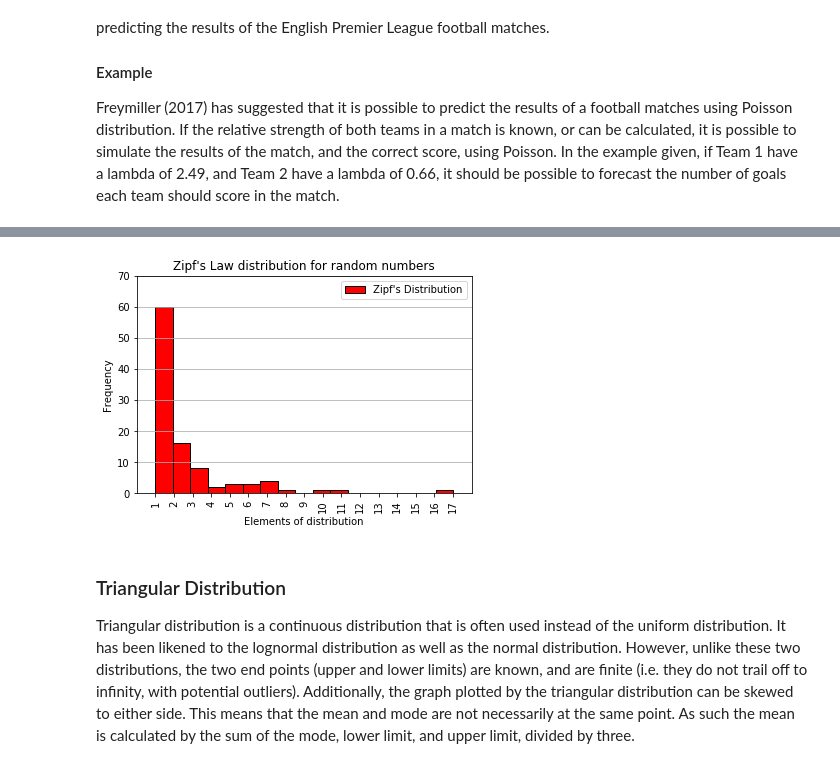
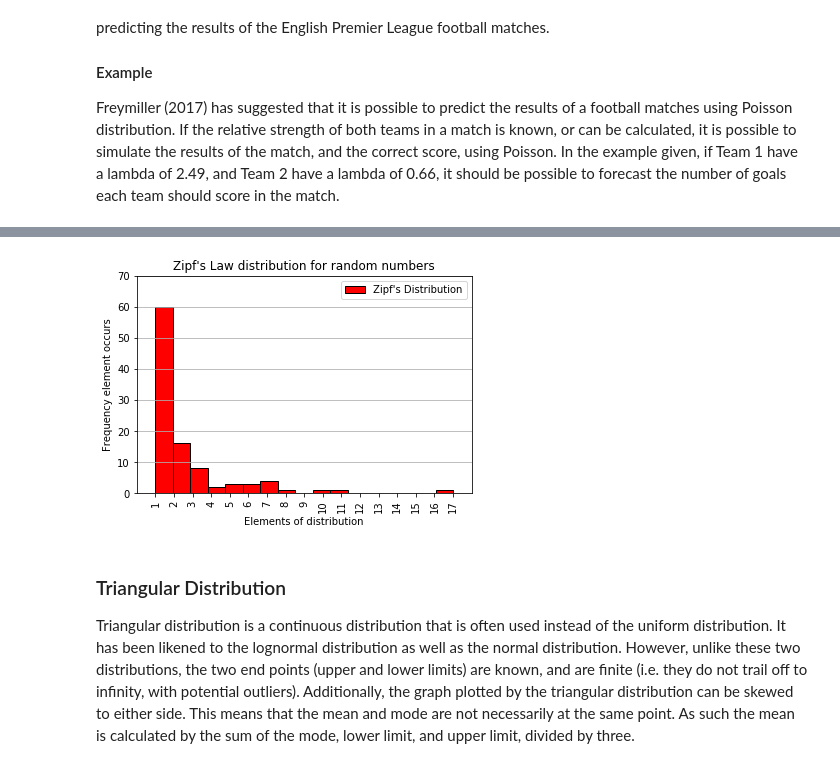
Before and after one commit to Clauric/GMIT_PfDA_Assessment, a Jupyter notebook: Numpy Assignment.ipynb, the cells around one changed output, grey strips where cells are left out. Saved outputs shown, nothing was run; the diff lists cells and outputs as text; code cells hidden in the pictures.

```diff
--- a/Numpy Assignment.ipynb
+++ b/Numpy Assignment.ipynb
@@ -363,5 +366,5 @@ Using np.random.zipf, for a sample size of 100, it is possible to plot the frequ
 # %%
-# Zipf's Law distributiom
+# Zipf's Law distribution
 import numpy as np
 import matplotlib.pyplot as plt
 from collections import Counter
@@ -369,7 +372,7 @@ from collections import Counter
 # Set random seed = 22
 np.random.seed(22)
 
-# Set the distibution parameter to 2
+# Set the distribution parameter to 2
 a = 2
 
 # Set the size to 100
@@ -382,35 +385,35 @@ x = np.random.zipf(a,s)
 y = Counter(x)
 
 # Return the frequency for the number 1 and round to the nearest 20
 z = y[1]
 z -= z % -20
 
 # Plot the histogram for the distribution and number of bins  equal to the highest value in x
 plt.hist(x, bins=np.amax(x), label="Zipf's Distribution", color="red", edgecolor="black")
 
 # Set the range on the x-axis to the max value in x +1
 plt.xlim(0,np.amax(x)+1)
 
 # Set the range on the y-axis to z + 10
 plt.ylim(0, z+10)
 
 # Set the ticks on the x-axis, and rotate text 90 degrees
 plt.xticks(np.arange(start=1, stop=np.amax(x)+1), rotation=90)
 
 # Set the ticks on the y-axis, and define steps
 plt.yticks(np.arange(start=0, stop=z+20, step=10))
 
 # Plot title, descriptions of x and y axes, y-axis gridlines, and legend
 plt.title("Zipf's Law distribution for random numbers")
 plt.xlabel("Elements of distribution")
-plt.ylabel("Frequency")
+plt.ylabel("Frequency element occurs")
 plt.grid(True,axis="y")
 plt.legend()
 
 # Force the plot
 plt.show()
 # %% [output]
-[figure, old version]
+[figure, new version]
 # %% [markdown]
 ### Triangular Distribution
 
```
Also changed, not shown: parts of 14 cells of this notebook.
